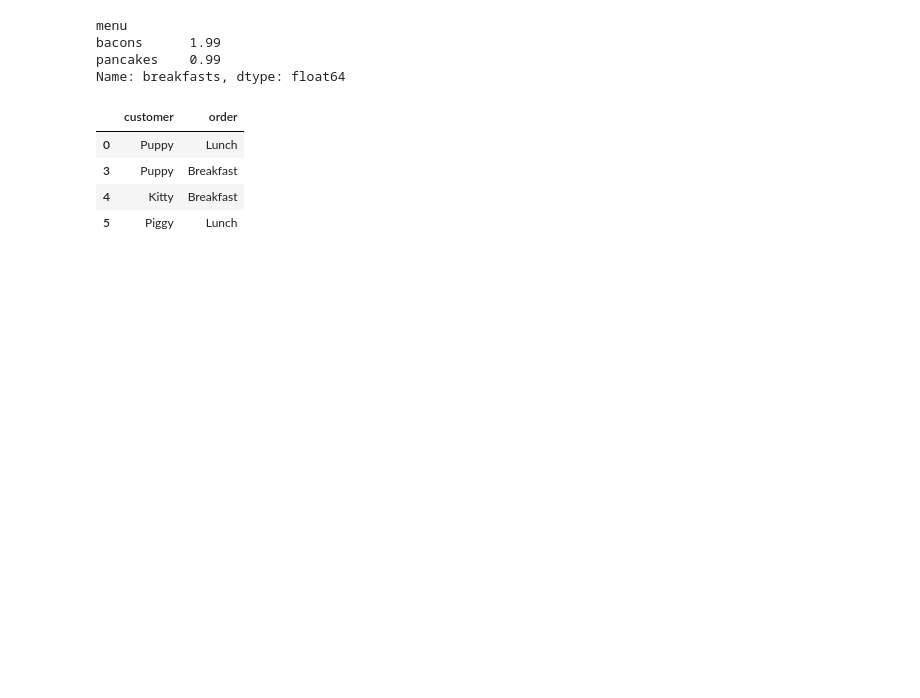
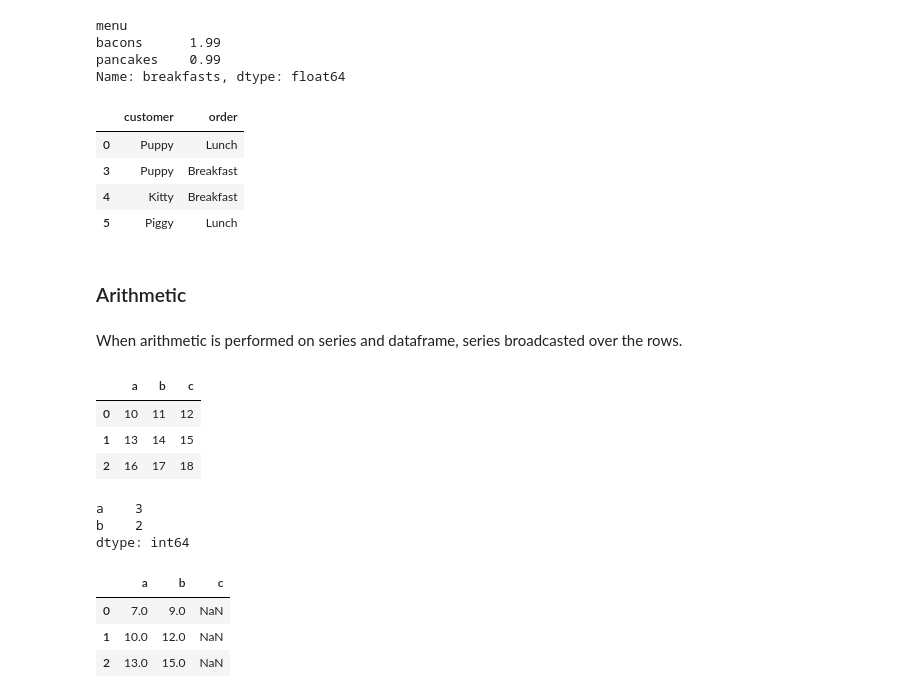
Before and after one commit to galopyz/goldfish, a Jupyter notebook: pandas.ipynb, the cells around one changed output. Saved outputs shown, nothing was run; the diff lists cells and outputs as text; code cells hidden in the pictures; blank space fills up the shorter version.

```diff
--- a/pandas.ipynb
+++ b/pandas.ipynb
@@ -458,3 +478,29 @@ df.drop(index=[1, 2], columns=['total'])
 | 3 | Puppy | Breakfast |
 | 4 | Kitty | Breakfast |
 | 5 | Piggy | Lunch |
+# %% [markdown]
+### Arithmetic
+# %% [markdown]
+When arithmetic is performed on series and dataframe, series broadcasted over the rows.
+# %%
+df3 = pd.DataFrame(np.arange(10, 19).reshape((3,3)), columns=['a', 'b', 'c'])
+df3
+# %% [output]
+|  | a | b | c |
+| 0 | 10 | 11 | 12 |
+| 1 | 13 | 14 | 15 |
+| 2 | 16 | 17 | 18 |
+# %%
+ser6 = pd.Series([3, 2], index=['a', 'b'])
+ser6
+# %% [output]
+a    3
+b    2
+dtype: int64
+# %%
+df3 - ser6
+# %% [output]
+|  | a | b | c |
+| 0 | 7.0 | 9.0 | NaN |
+| 1 | 10.0 | 12.0 | NaN |
+| 2 | 13.0 | 15.0 | NaN |
```
Also changed, not shown: parts of 17 cells of this notebook.
